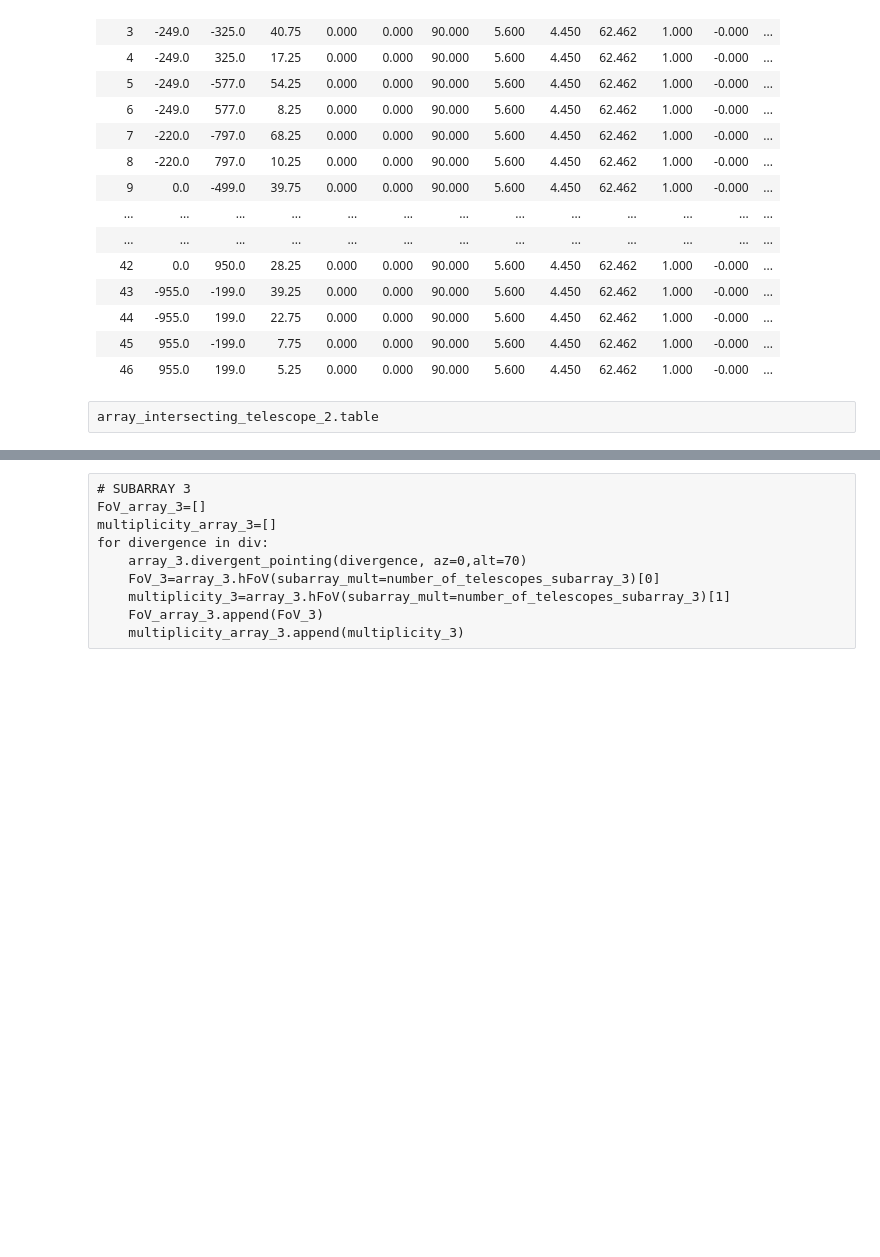
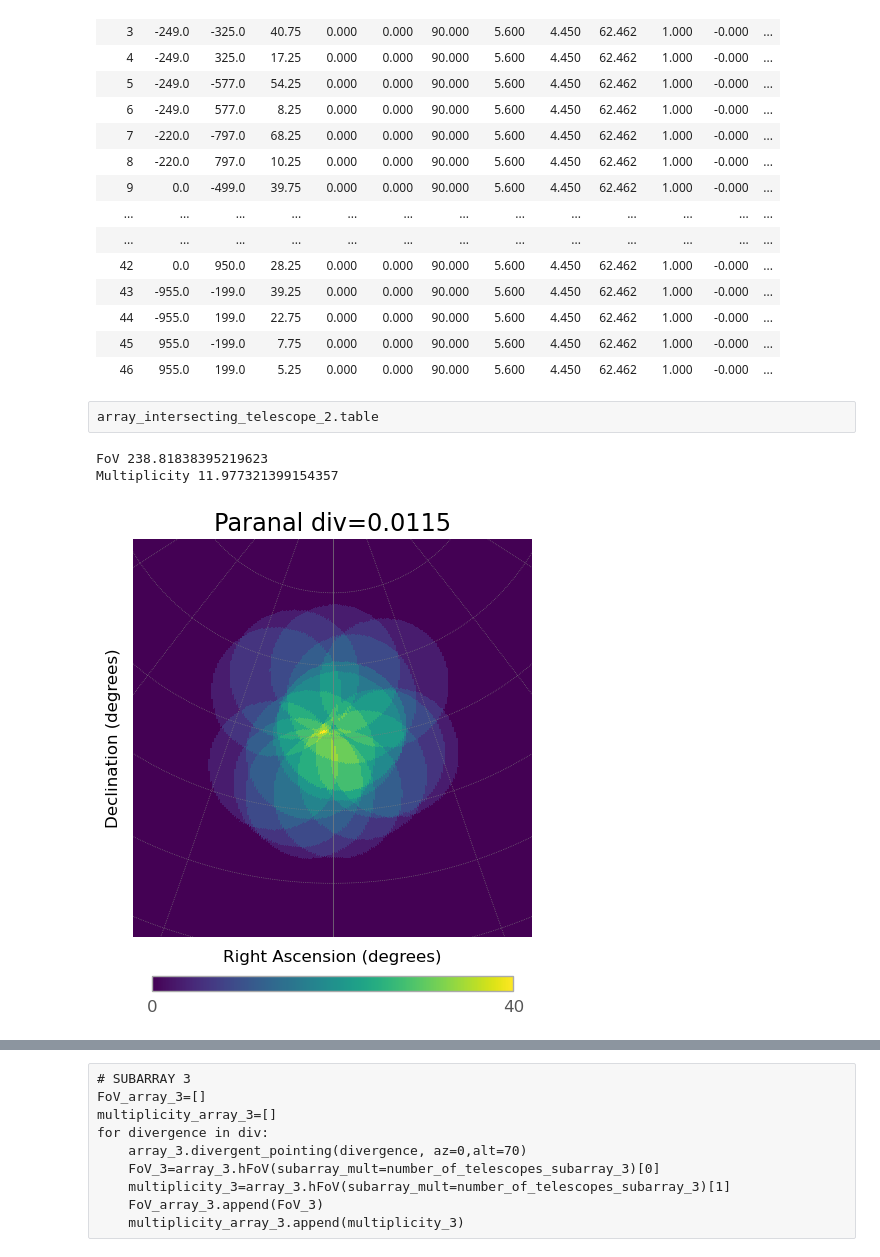
Before and after one commit to SamantaMorales/divtel, a Jupyter notebook: SSTs.ipynb, the cells around one changed output, grey strips where cells are left out. Cells and saved outputs as stored; diff of their text form; code cells hidden in the pictures; blank space fills up the shorter version.

```diff
--- a/SSTs.ipynb
+++ b/SSTs.ipynb
@@ -517,3 +534,15 @@ for divergence in div:
     multiplicity=array_SST_2.hFoV(subarray_mult=number_of_telescopes_subarray_2)[1]
     FoV_array_2.append(FoV)
     multiplicity_array_2.append(multiplicity)
+# %%
+array_SST.divergent_pointing(div=0.0115, az=0, alt=70)
+FoV=array_SST.hFoV(subarray_mult=number_of_telescopes_subarray_1)[0]
+multiplicity=array_SST.hFoV(subarray_mult=number_of_telescopes_subarray_1)[1]
+print(f"FoV {FoV}")
+print(f"Multiplicity {multiplicity}")
+
+array_SST.multiplicity_plot(subarray_mult=number_of_telescopes_subarray_1)
+# %% [output]
+FoV 238.81838395219623
+Multiplicity 11.977321399154357
+[figure, added]
```
Also changed, not shown: parts of 57 cells of this notebook, 15 other files.
